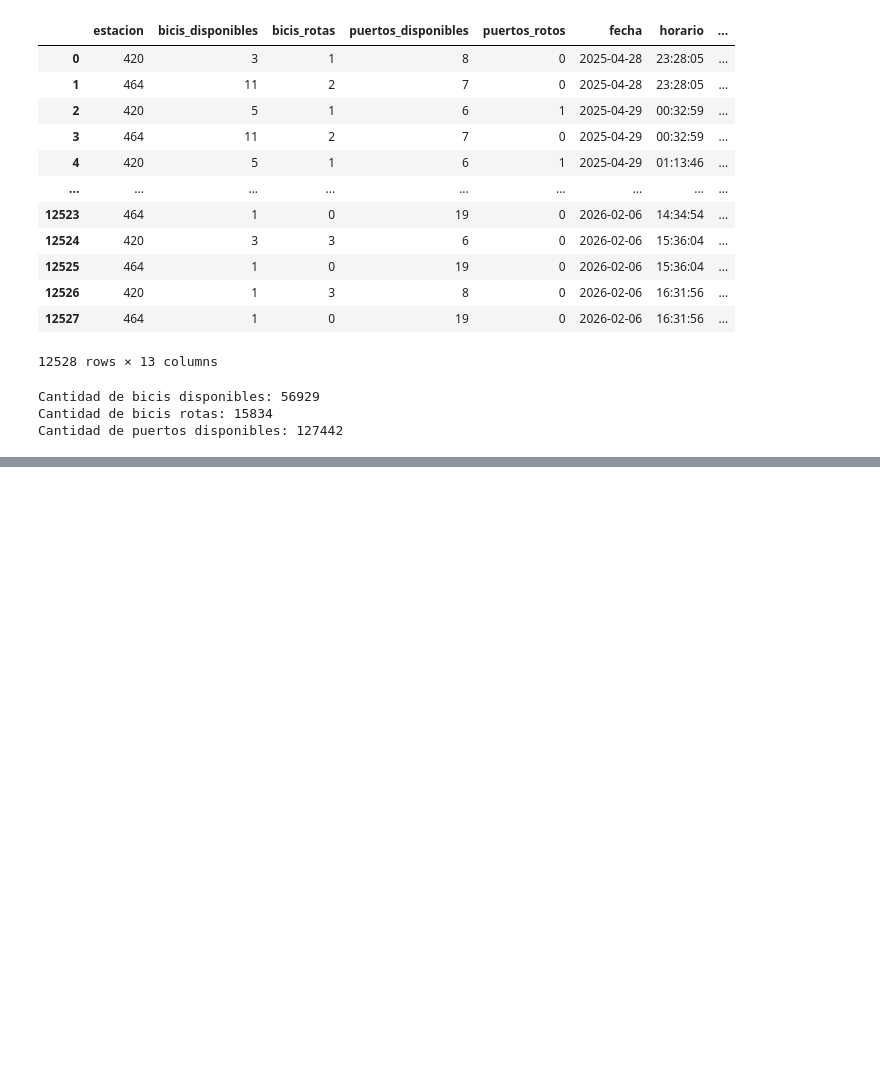
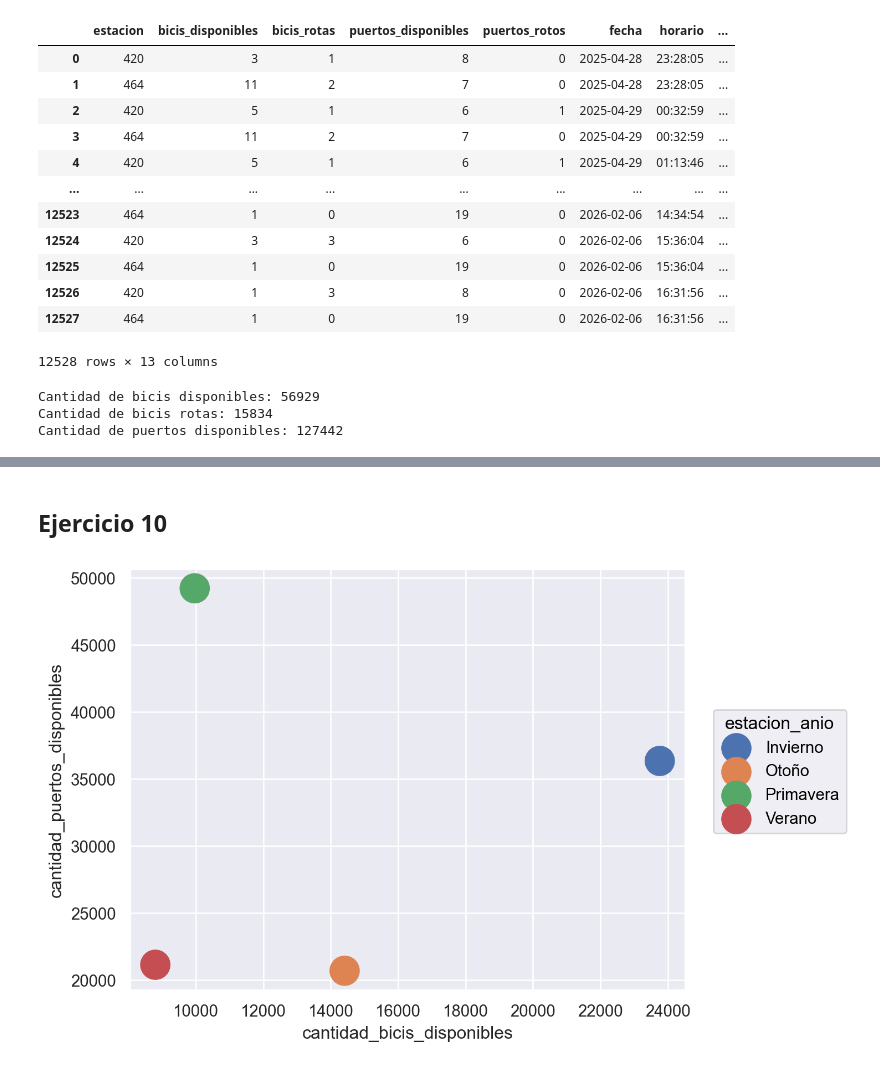
Before and after one commit to leonelifernandez12/labo_datos, a Jupyter notebook: tp1.ipynb, the cells around one changed output, grey strips where cells are left out. Drawn from its saved outputs; the diff is of its cells as text; code cells hidden in the pictures; blank space fills up the shorter version.

```diff
--- a/tp1.ipynb
+++ b/tp1.ipynb
@@ -396,7 +370,7 @@ Cantidad de bicis disponibles: 56929
 Cantidad de bicis rotas: 15834
 Cantidad de puertos disponibles: 127442
 # %%
-datos_eda = datos_limpios[["bicis_disponibles","bicis_rotas","puertos_disponibles","fecha","hora","dia_semana","dia","mes","anio"]]
+datos_eda = datos_limpios[["bicis_disponibles","bicis_rotas","puertos_disponibles","fecha","hora","dia_semana","dia","mes","anio", "estacion_anio"]]
 datos_eda
 # %% [output]
 |  | bicis_disponibles | bicis_rotas | puertos_disponibles | fecha | hora | dia_semana | dia | mes | ... |
@@ -420,7 +394,8 @@ datos_eda_agrupados = datos_eda.groupby(["fecha", "hora"]).agg({
     "dia_semana": "first",
     "dia": "first",
     "mes": "first",
-    "anio": "first"
+    "anio": "first",
+    "estacion_anio": "first"
 }).reset_index()
 
 # Pero con aggregate no estoy creando las variables en sí, debería renombrarlas y listo, no?
@@ -442,0 +402,7 @@ datos_eda_agrupados
+# %%
+datos_eda_agrupados = datos_eda_agrupados.rename(columns={
+    "bicis_disponibles": "cantidad_bicis_disponibles",
+    "bicis_rotas": "cantidad_bicis_rotas",
+    "puertos_disponibles": "cantidad_puertos_disponibles"
+})
+datos_eda_agrupados
@@ -442,0 +423,19 @@ datos_eda_agrupados
+# %% [markdown]
+## Ejercicio 10
+# %%
+datos_resumidos = datos_eda_agrupados.groupby("estacion_anio", as_index=False).agg({
+    "cantidad_bicis_disponibles": "sum",
+    "cantidad_puertos_disponibles": "sum"
+})
+
+(
+    so.Plot(
+        data=datos_resumidos,
+        x="cantidad_bicis_disponibles",
+        y="cantidad_puertos_disponibles",
+        color="estacion_anio"
+    )
+    .add(so.Dot(pointsize=20))
+)
+# %% [output]
+[figure, added]
```
Also changed, not shown: parts of 15 cells of this notebook, 1 other file.
